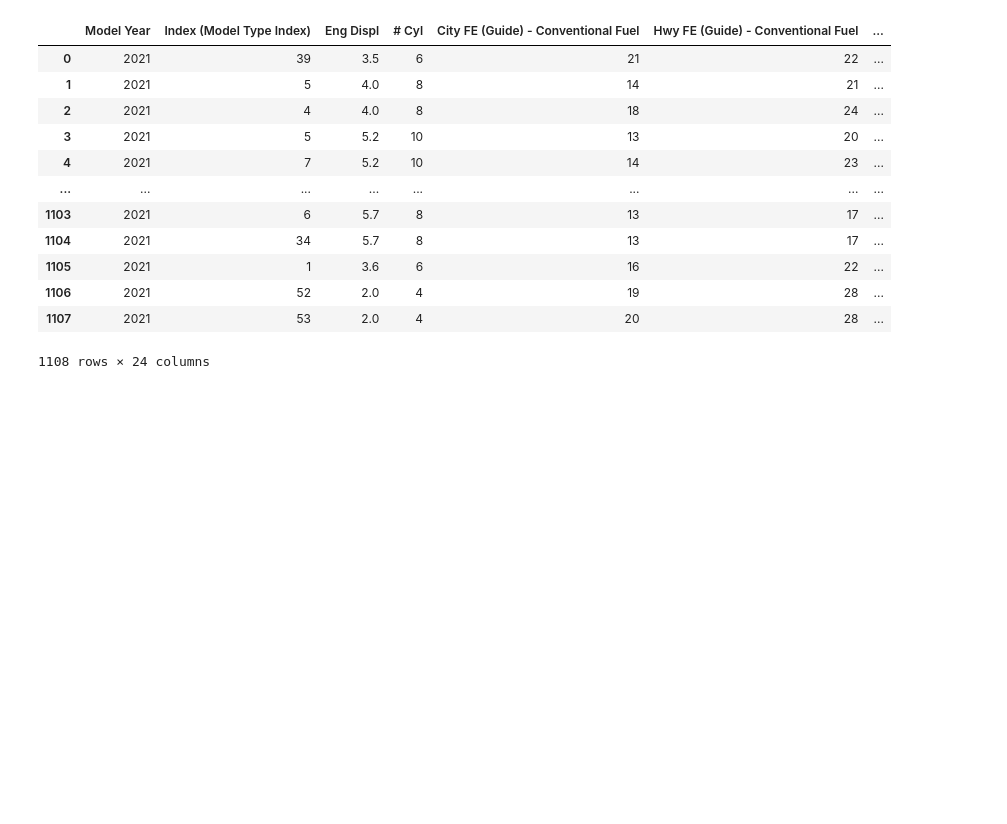
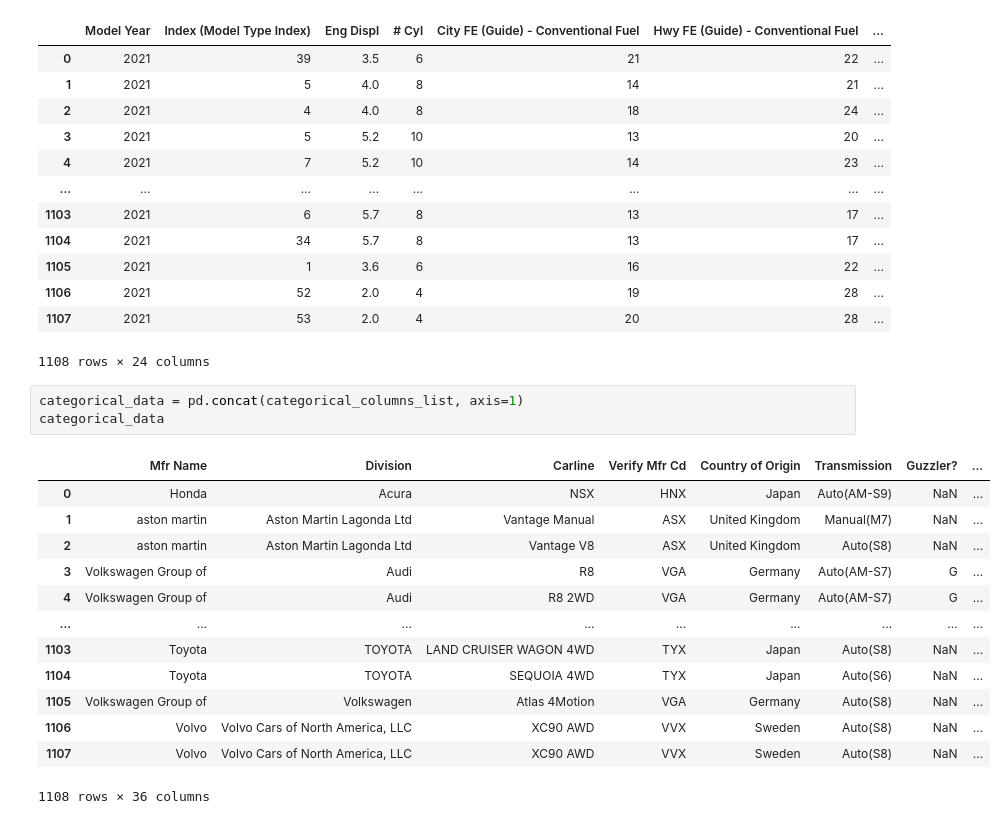
Before and after one commit to liam34/pca_application, a Jupyter notebook: test.ipynb, the cells around one changed output. Drawn from its saved outputs; the diff is of its cells as text; blank space fills up the shorter version.

```diff
--- a/test.ipynb
+++ b/test.ipynb
@@ -48,3 +48,20 @@ numerical_data
 | 1106 | 2021 | 52 | 2.0 | 4 | 19 | 28 | ... |
 | 1107 | 2021 | 53 | 2.0 | 4 | 20 | 28 | ... |
 1108 rows × 24 columns
+# %%
+categorical_data = pd.concat(categorical_columns_list, axis=1)
+categorical_data
+# %% [output]
+|  | Mfr Name | Division | Carline | Verify Mfr Cd | Country of Origin | Transmission | Guzzler? | ... |
+| 0 | Honda | Acura | NSX | HNX | Japan | Auto(AM-S9) | NaN | ... |
+| 1 | aston martin | Aston Martin Lagonda Ltd | Vantage Manual | ASX | United Kingdom | Manual(M7) | NaN | ... |
+| 2 | aston martin | Aston Martin Lagonda Ltd | Vantage V8 | ASX | United Kingdom | Auto(S8) | NaN | ... |
+| 3 | Volkswagen Group of | Audi | R8 | VGA | Germany | Auto(AM-S7) | G | ... |
+| 4 | Volkswagen Group of | Audi | R8 2WD | VGA | Germany | Auto(AM-S7) | G | ... |
+| ... | ... | ... | ... | ... | ... | ... | ... | ... |
+| 1103 | Toyota | TOYOTA | LAND CRUISER WAGON 4WD | TYX | Japan | Auto(S8) | NaN | ... |
+| 1104 | Toyota | TOYOTA | SEQUOIA 4WD | TYX | Japan | Auto(S6) | NaN | ... |
+| 1105 | Volkswagen Group of | Volkswagen | Atlas 4Motion | VGA | Germany | Auto(S8) | NaN | ... |
+| 1106 | Volvo | Volvo Cars of North America, LLC | XC90 AWD | VVX | Sweden | Auto(S8) | NaN | ... |
+| 1107 | Volvo | Volvo Cars of North America, LLC | XC90 AWD | VVX | Sweden | Auto(S8) | NaN | ... |
+1108 rows × 36 columns
```
Also changed, not shown: parts of 1 cell of this notebook.
